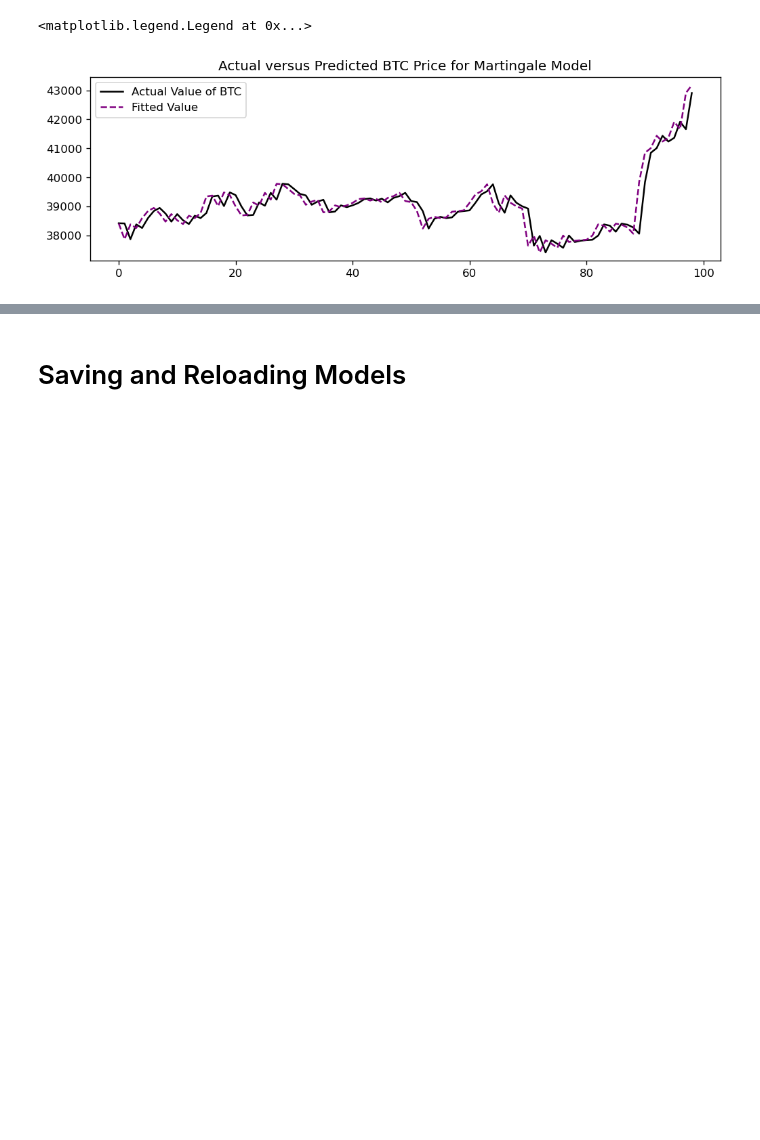
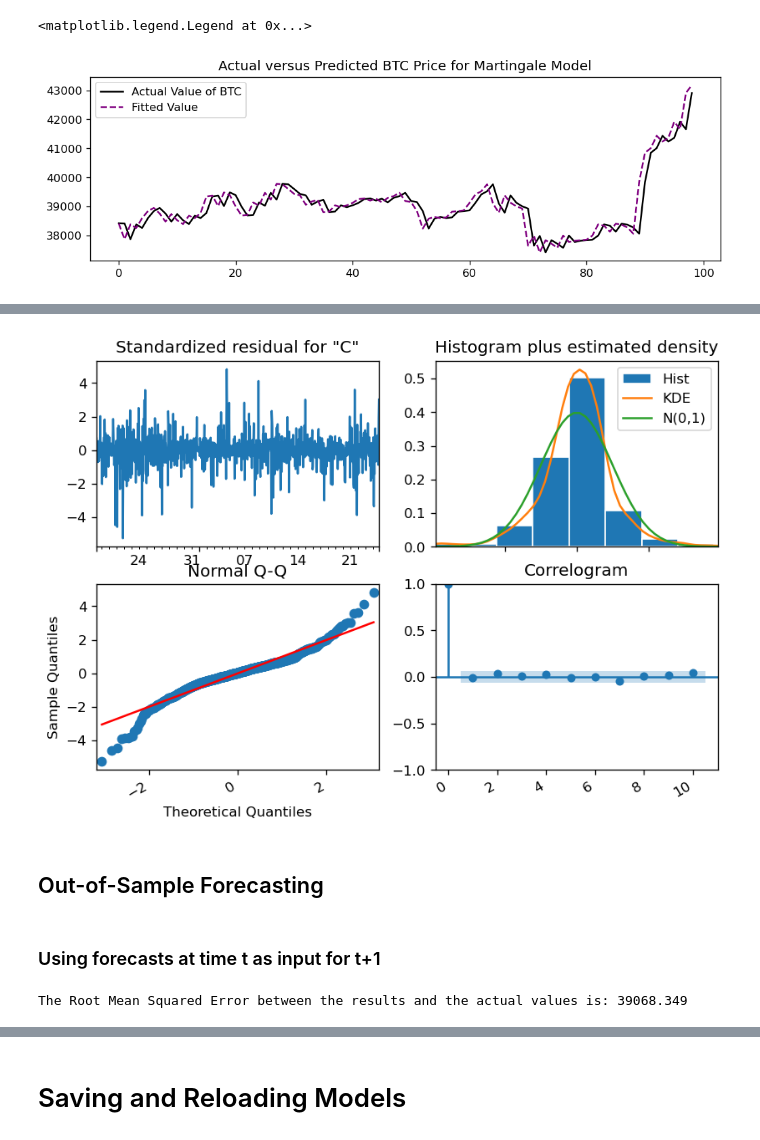
Before and after one commit to ClarkQTIM/Forecasting-and-Cryptocurrency, a Jupyter notebook: Time Series Analysis.ipynb, the cells around one changed output, grey strips where cells are left out. Saved outputs shown, nothing was run; the diff lists cells and outputs as text; code cells hidden in the pictures; blank space fills up the shorter version.

```diff
--- a/Time Series Analysis.ipynb
+++ b/Time Series Analysis.ipynb
@@ -1554,0 +1669,6 @@ plt.legend()
+# %%
+start = time.time()
+model = SARIMAX(endog=X_cut_diff_train, order=(0, 0, 0), seasonal_order=(0, 0, 2, 24), trend='c')
+model = model.fit(disp=False)
+end = time.time()
+print('This SARIMAX training took', end-start)
@@ -1554,0 +1677,16 @@ plt.legend()
+# %%
+model.plot_diagnostics(figsize=(8,6))
+plt.gcf().autofmt_xdate()
+plt.show()
+# %% [output]
+[figure, added]
+# %% [markdown]
+## Out-of-Sample Forecasting
+# %% [markdown]
+### Using forecasts at time t as input for t+1
+# %%
+result = model.predict(start=len(X_cut_diff_train), end=len(X_cut_diff_train)+len(X_cut_diff_test)-1)
+
+print('The Root Mean Squared Error between the results and the actual values is:', round(rmse(mean_squared_error(result, X_cut_test)),3))
+# %% [output]
+The Root Mean Squared Error between the results and the actual values is: 39068.349
```
Also changed, not shown: parts of 32 cells of this notebook.
